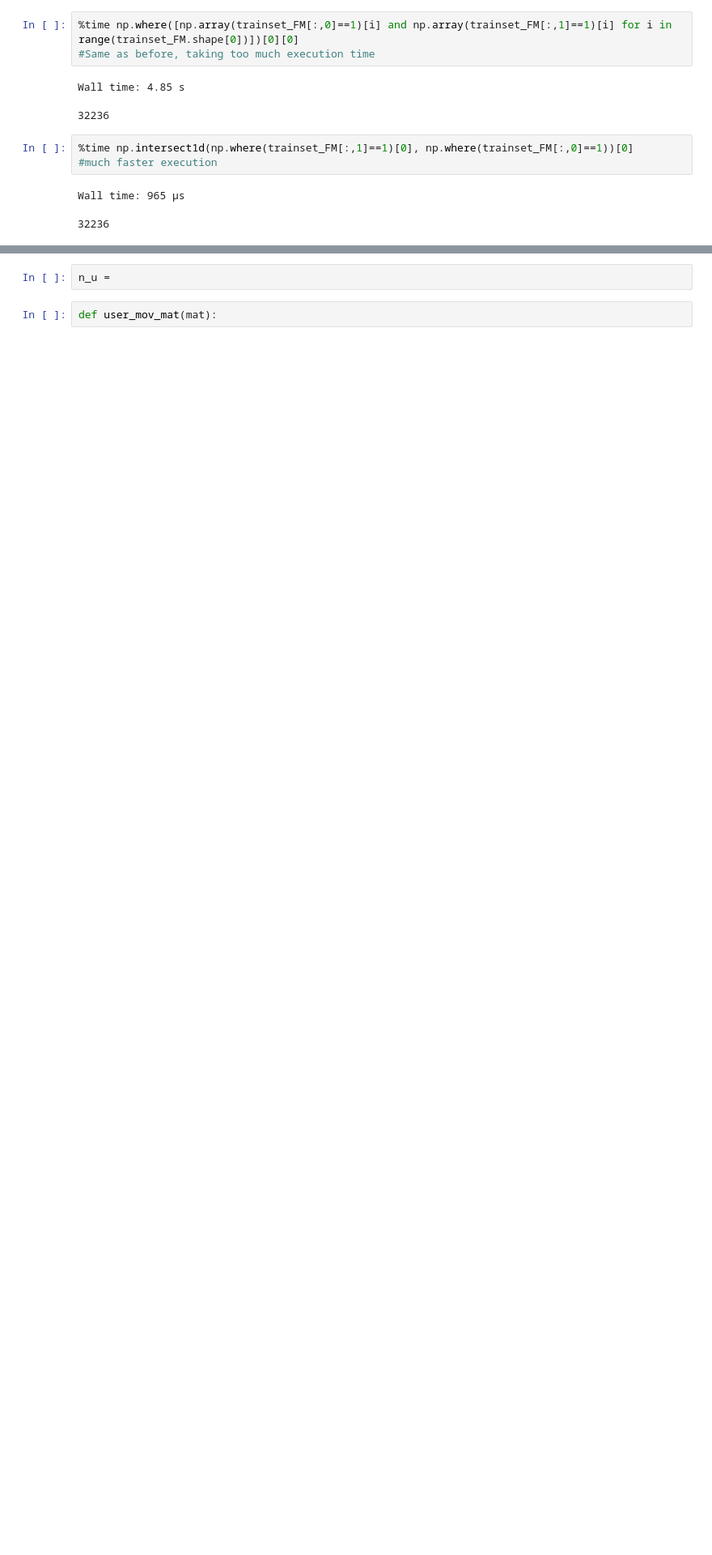
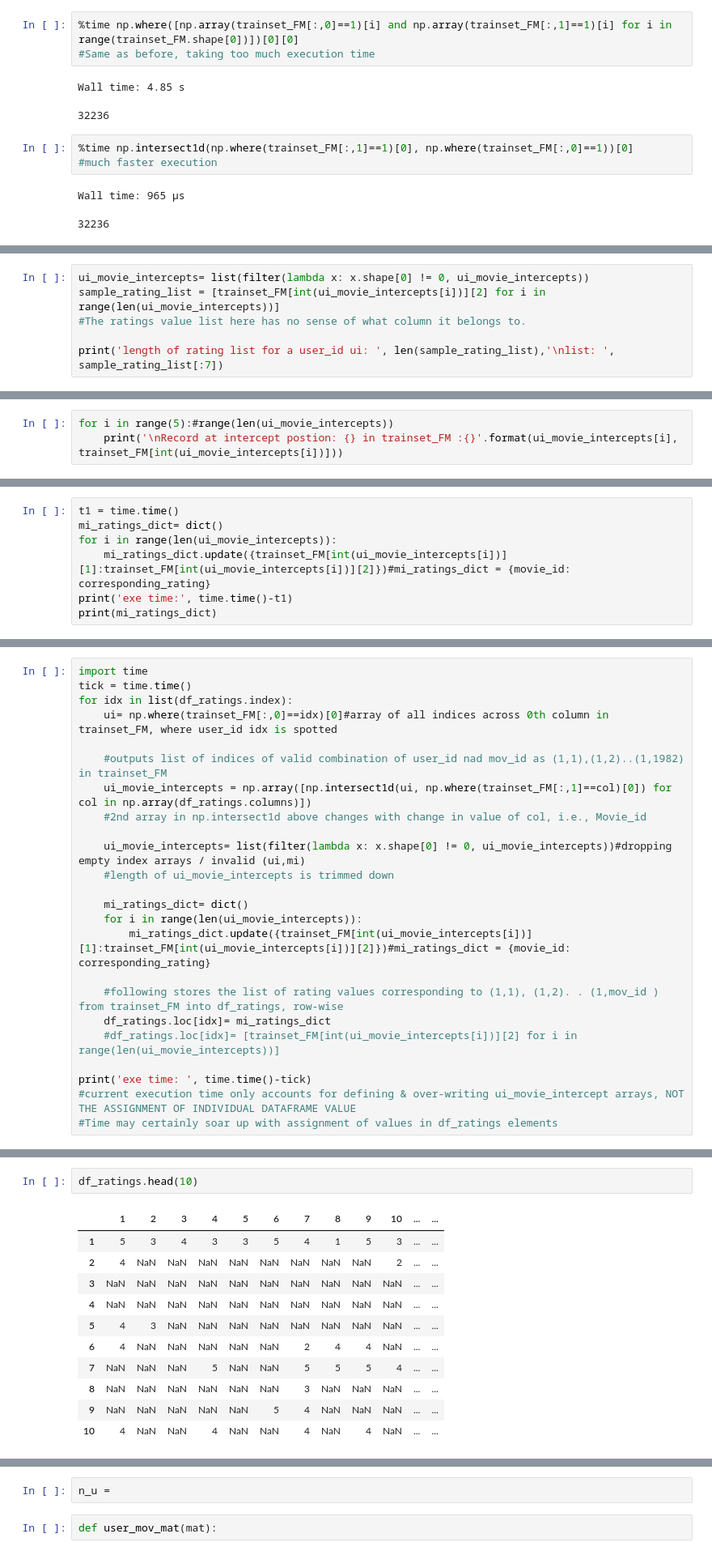
Before and after one commit to mlsquare/cook-imly, a Jupyter notebook: Notebooks/NFM data & manipulation.ipynb, the cells around one changed output, grey strips where cells are left out. Shown at 81% size. Cells and saved outputs as stored; diff of their text form; blank space fills up the shorter version.

```diff
--- a/Notebooks/NFM data & manipulation.ipynb
+++ b/Notebooks/NFM data & manipulation.ipynb
@@ -754,0 +731,6 @@ ui_movie_intercepts
+# %%
+ui_movie_intercepts= list(filter(lambda x: x.shape[0] != 0, ui_movie_intercepts))
+sample_rating_list = [trainset_FM[int(ui_movie_intercepts[i])][2] for i in range(len(ui_movie_intercepts))]
+#The ratings value list here has no sense of what column it belongs to.
+
+print('length of rating list for a user_id ui: ', len(sample_rating_list),'\nlist: ', sample_rating_list[:7])
@@ -754,0 +749,3 @@ ui_movie_intercepts
+# %%
+for i in range(5):#range(len(ui_movie_intercepts))
+    print('\nRecord at intercept postion: {} in trainset_FM :{}'.format(ui_movie_intercepts[i], trainset_FM[int(ui_movie_intercepts[i])]))
@@ -754,0 +776,7 @@ ui_movie_intercepts
+# %%
+t1 = time.time()
+mi_ratings_dict= dict()
+for i in range(len(ui_movie_intercepts)):
+    mi_ratings_dict.update({trainset_FM[int(ui_movie_intercepts[i])][1]:trainset_FM[int(ui_movie_intercepts[i])][2]})#mi_ratings_dict = {movie_id: corresponding_rating}
+print('exe time:', time.time()-t1)
+print(mi_ratings_dict)
@@ -754,0 +786,24 @@ ui_movie_intercepts
+# %%
+import time
+tick = time.time()
+for idx in list(df_ratings.index):
+    ui= np.where(trainset_FM[:,0]==idx)[0]#array of all indices across 0th column in trainset_FM, where user_id idx is spotted
+
+    #outputs list of indices of valid combination of user_id nad mov_id as (1,1),(1,2)..(1,1982) in trainset_FM
+    ui_movie_intercepts = np.array([np.intersect1d(ui, np.where(trainset_FM[:,1]==col)[0]) for col in np.array(df_ratings.columns)])
+    #2nd array in np.intersect1d above changes with change in value of col, i.e., Movie_id
+
+    ui_movie_intercepts= list(filter(lambda x: x.shape[0] != 0, ui_movie_intercepts))#dropping empty index arrays / invalid (ui,mi)
+    #length of ui_movie_intercepts is trimmed down
+
+    mi_ratings_dict= dict()
+    for i in range(len(ui_movie_intercepts)):
+        mi_ratings_dict.update({trainset_FM[int(ui_movie_intercepts[i])][1]:trainset_FM[int(ui_movie_intercepts[i])][2]})#mi_ratings_dict = {movie_id: corresponding_rating}
+
+    #following stores the list of rating values corresponding to (1,1), (1,2). . (1,mov_id ) from trainset_FM into df_ratings, row-wise
+    df_ratings.loc[idx]= mi_ratings_dict
+    #df_ratings.loc[idx]= [trainset_FM[int(ui_movie_intercepts[i])][2] for i in range(len(ui_movie_intercepts))]
+
+print('exe time: ', time.time()-tick)
+#current execution time only accounts for defining & over-writing ui_movie_intercept arrays, NOT THE ASSIGNMENT OF INDIVIDUAL DATAFRAME VALUE
+#Time may certainly soar up with assignment of values in df_ratings elements
@@ -754,0 +812,14 @@ ui_movie_intercepts
+# %%
+df_ratings.head(10)
+# %% [output]
+|  | 1 | 2 | 3 | 4 | 5 | 6 | 7 | 8 | 9 | 10 | ... | ... |
+| 1 | 5 | 3 | 4 | 3 | 3 | 5 | 4 | 1 | 5 | 3 | ... | ... |
+| 2 | 4 | NaN | NaN | NaN | NaN | NaN | NaN | NaN | NaN | 2 | ... | ... |
+| 3 | NaN | NaN | NaN | NaN | NaN | NaN | NaN | NaN | NaN | NaN | ... | ... |
+| 4 | NaN | NaN | NaN | NaN | NaN | NaN | NaN | NaN | NaN | NaN | ... | ... |
+| 5 | 4 | 3 | NaN | NaN | NaN | NaN | NaN | NaN | NaN | NaN | ... | ... |
+| 6 | 4 | NaN | NaN | NaN | NaN | NaN | 2 | 4 | 4 | NaN | ... | ... |
+| 7 | NaN | NaN | NaN | 5 | NaN | NaN | 5 | 5 | 5 | 4 | ... | ... |
+| 8 | NaN | NaN | NaN | NaN | NaN | NaN | 3 | NaN | NaN | NaN | ... | ... |
+| 9 | NaN | NaN | NaN | NaN | NaN | 5 | 4 | NaN | NaN | NaN | ... | ... |
+| 10 | 4 | NaN | NaN | 4 | NaN | NaN | 4 | NaN | 4 | NaN | ... | ... |
```
Also changed, not shown: parts of 23 cells of this notebook.
